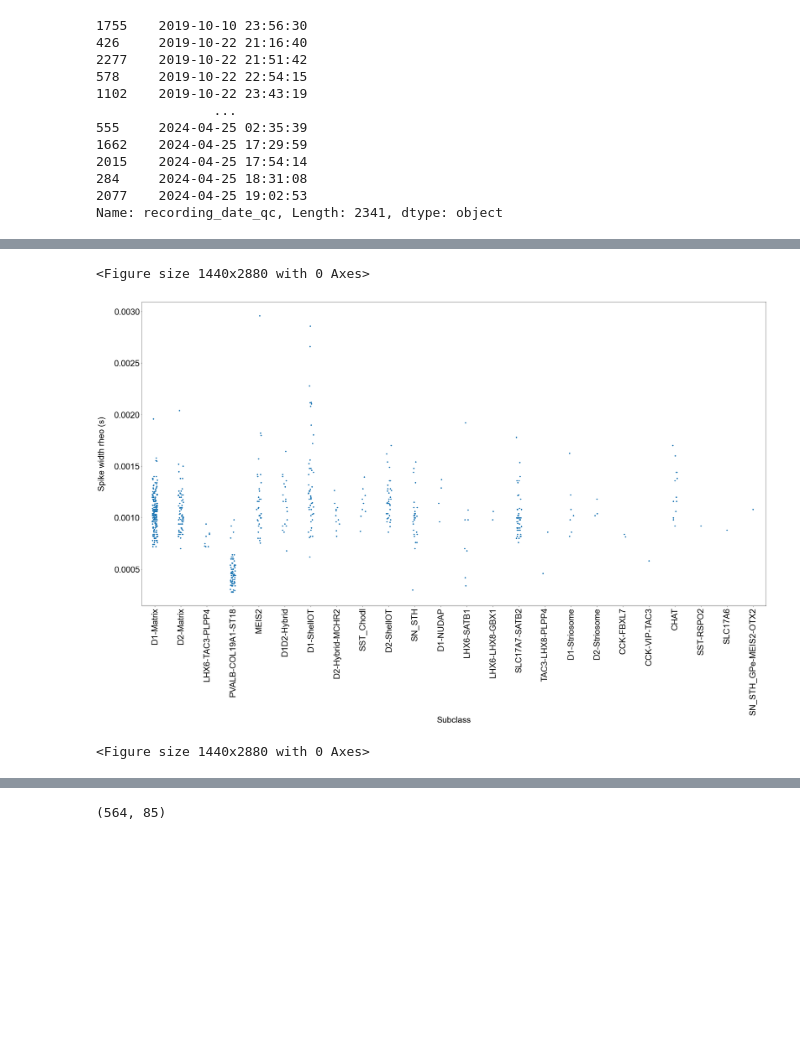
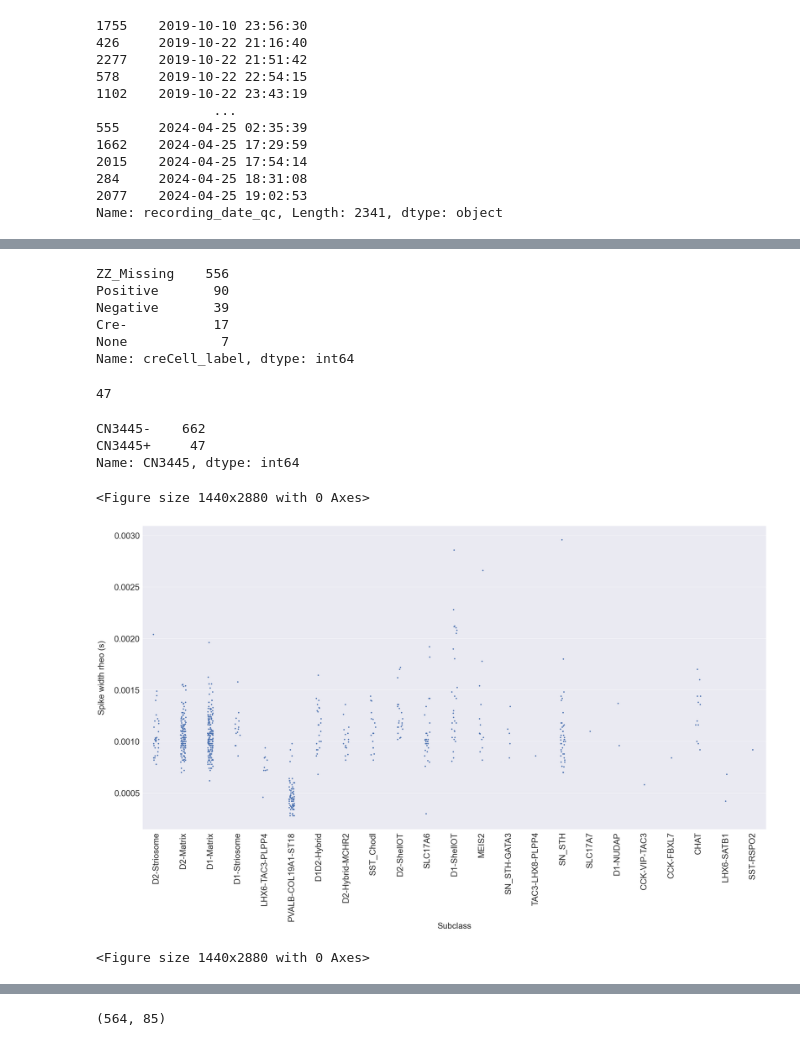
Before and after one commit to xpliu16/celltypes, a Jupyter notebook: NHP_BG_anal/Clean_analysis_ML_BG.ipynb, the cells around one changed output, grey strips where cells are left out. Saved outputs shown, nothing was run; the diff lists cells and outputs as text; code cells hidden in the pictures; blank space fills up the shorter version.

Commit message:
Exploratory analysis on cell types

```diff
--- a/NHP_BG_anal/Clean_analysis_ML_BG.ipynb
+++ b/NHP_BG_anal/Clean_analysis_ML_BG.ipynb
@@ -5,6 +5,9 @@ import matplotlib.pyplot as plt
 import numpy as np
 import pingouin as pg
 
-df_anno = pd.read_feather("./NHP_BG_AIT_115_NCBI/RSC-204-361/NHP_BG_AIT_115_NCBI_RSC-204-361_map_full/anno.feather")
+#df_anno = pd.read_feather("./NHP_BG_AIT_115_NCBI/RSC-204-361/NHP_BG_AIT_115_NCBI_RSC-204-361_map_full/anno.feather")
 #df_anno = pd.read_feather("./NHP_BG_AIT_115/204_346/anno.feather")   # Has subclass colors
 #df_anno = pd.read_csv("./NHP_BG_AIT_115/204_337/NHP_BG_204_337_AIT115_ann_map_QC_full.csv")
+
+df_anno = pd.read_feather("./NHP_BG_AIT_116/RSC-204-363_scrattch/NHP_BG_AIT_116_RSC-204-363_map_full/anno.feather")
+# Use feather file if you want color labels
@@ -54,7 +54,7 @@ df_ephys['recording_date_qc'].sort_values()
 2077    2024-04-25 19:02:53
 Name: recording_date_qc, Length: 2341, dtype: object
 # %%
-df_id = pd.read_csv("custom_report_20240429.csv")
+df_id = pd.read_csv("custom_report_20240610.csv")
 # %%
 print('Cultured: ', sum(df_id['project ']=='qIVSCC-METc'))
 print('Acute: ', sum(df_id['project ']=='qIVSCC-METa'))
@@ -157,18 +116,40 @@ Name: CN3445, dtype: int64
+# %%
+df3_filt['creCell_label'].value_counts()
+# %% [output]
+ZZ_Missing    556
+Positive       90
+Negative       39
+Cre-           17
+None            7
+Name: creCell_label, dtype: int64
+# %%
+df_3445 = df3_filt[(df3_filt['Virus_label']=="CN3445") & (df3_filt['creCell_label']=='Positive')]
+len(df_3445)
+# %% [output]
+47
+# %%
+df3_filt["CN3445"] = "CN3445-"
+df3_filt.loc[(df3_filt['Virus_label']=="CN3445") & (df3_filt['creCell_label']=='Positive'), "CN3445"] = 'CN3445+'
+df3_filt["CN3445"].value_counts()
+# %% [output]
+CN3445-    662
+CN3445+     47
+Name: CN3445, dtype: int64
 # %%
 fig, ax1 = plt.subplots(figsize=(40,20))
 sns.set(rc={'figure.figsize':(20,40)})
-sns.stripplot(data=df3_filt, x="level3.subclass_Tree_label", y="width_rheo", ax = ax1)
+sns.stripplot(data=df3_filt, x="Subclass_Corr_label", y="width_rheo", ax = ax1)
 ax1.set_xlabel('Subclass', fontsize = 30)
 ax1.set_ylabel('Spike width rheo (s)', labelpad=30, fontsize = 30)
 #sns.catplot(data=df3, x="level3.subclass_Corr", y="fast_trough_v_rheo")
 #sns.catplot(data=df3, x="level3.subclass_Corr", y="fast_trough_v_rheo")
 #sns.catplot(data=df3, x="level3.subclass_Corr", y="latency_rheo")
 plt.xticks(rotation = 90, fontsize = 30)
 plt.yticks(fontsize = 30)
 plt.figure(figsize=(20, 40))
 # %% [output]
 <Figure size 1440x2880 with 0 Axes>
-[figure, old version]
+[figure, new version]
 <Figure size 1440x2880 with 0 Axes>
 # %%
 main_subclasses = ['D1-Matrix', 'D2-Matrix', 'D1-Striosome', 'D2-Striosome', 'D1-ShellOT', 'D2-ShellOT',
```
Also changed, not shown: parts of 44 cells of this notebook, 6 other files.
